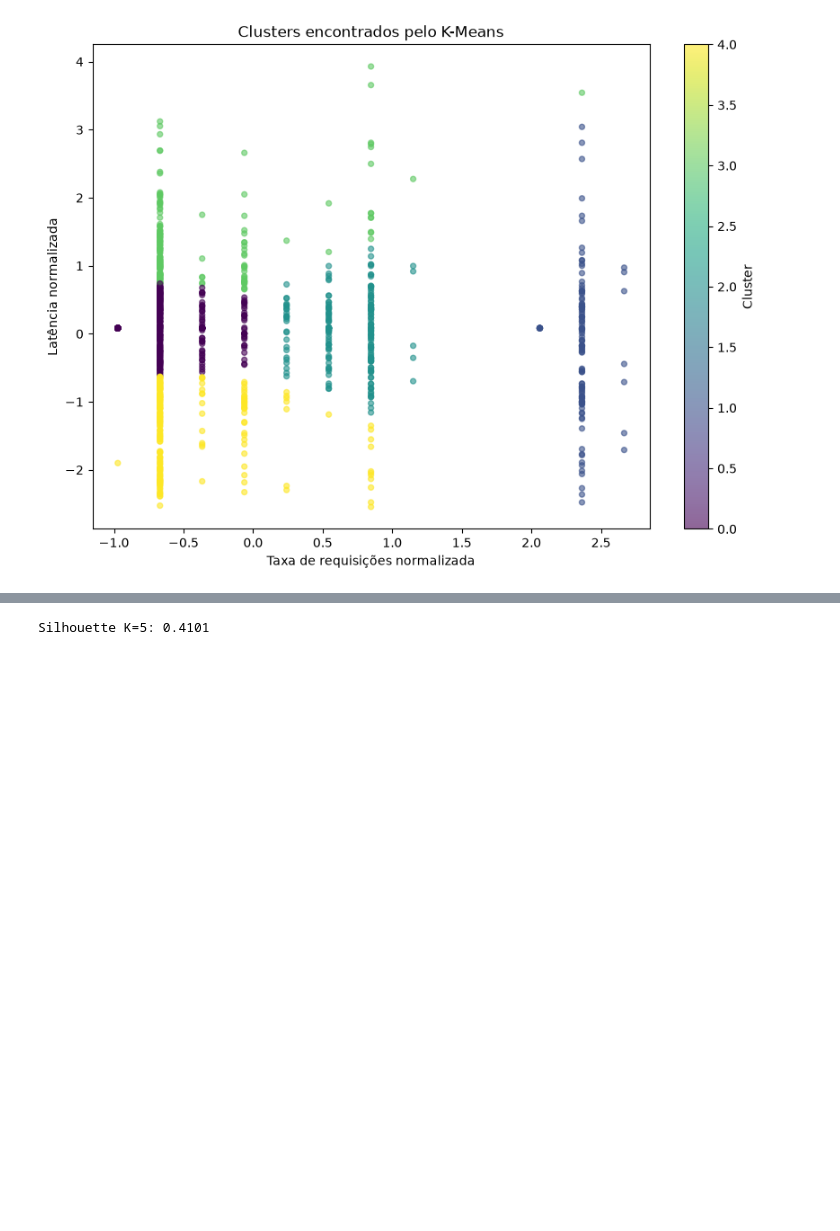
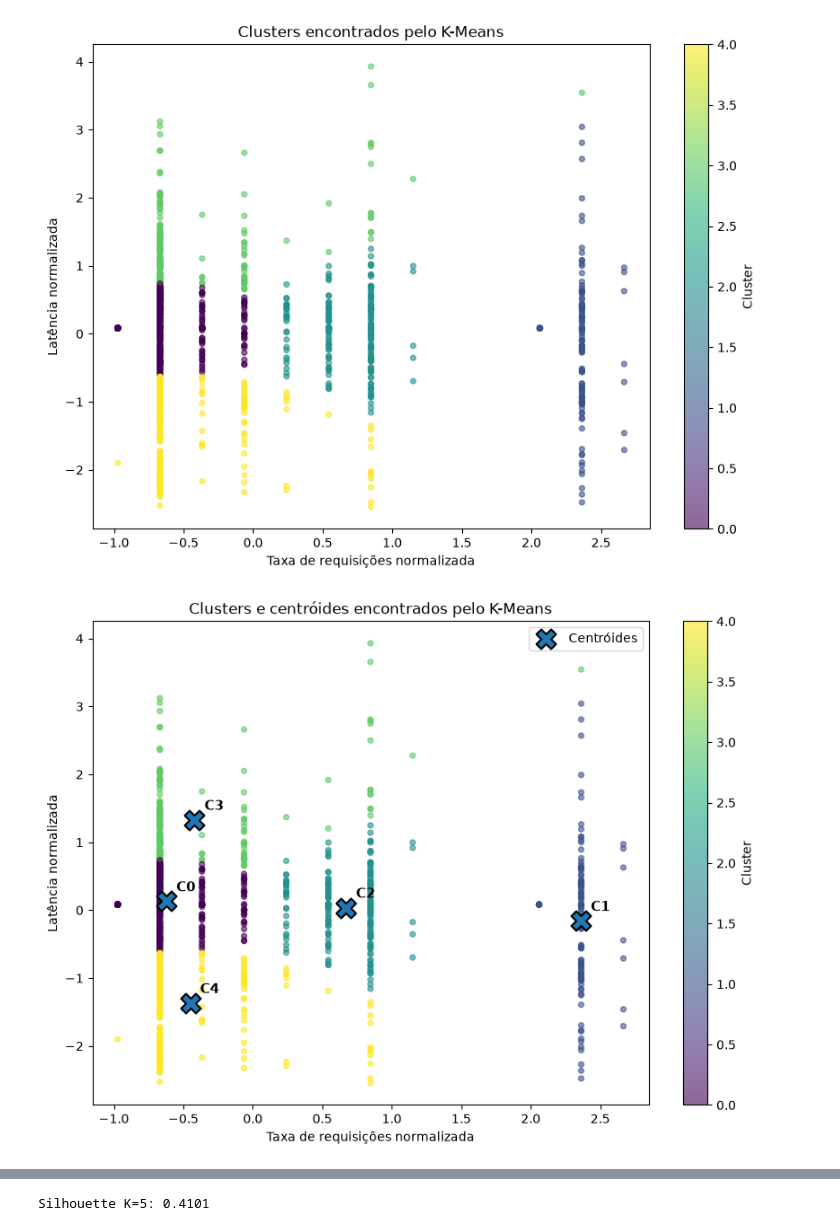
Before and after one commit to VictorTazoi/ClusterGuard-SCADA, a Jupyter notebook: notebooks/09_kmeans_clusters.ipynb, the cells around one changed output, grey strips where cells are left out. Saved outputs shown, nothing was run; the diff lists cells and outputs as text; code cells hidden in the pictures; blank space fills up the shorter version.

```diff
--- a/notebooks/09_kmeans_clusters.ipynb
+++ b/notebooks/09_kmeans_clusters.ipynb
@@ -436,3 +436,62 @@ plt.colorbar(
 plt.show()
 # %% [output]
 [figure]
+# %%
+import matplotlib.pyplot as plt
+fig, ax = plt.subplots(
+    figsize=(10, 7)
+)
+
+scatter = ax.scatter(
+    X_treino_standard["taxa_requisicoes"],
+    X_treino_standard["latencia_ms"],
+    c=clusters_treino,
+    alpha=0.6,
+    s=18
+)
+
+centroides = kmeans.cluster_centers_
+
+ax.scatter(
+    centroides[:, 0],
+    centroides[:, 1],
+    marker="X",
+    s=250,
+    edgecolors="black",
+    linewidths=1.5,
+    label="Centróides"
+)
+
+for i, centroide in enumerate(centroides):
+    ax.annotate(
+        f"C{i}",
+        (centroide[0], centroide[1]),
+        xytext=(8, 8),
+        textcoords="offset points",
+        fontsize=11,
+        fontweight="bold"
+    )
+
+ax.set_xlabel(
+    "Taxa de requisições normalizada"
+)
+
+ax.set_ylabel(
+    "Latência normalizada"
+)
+
+ax.set_title(
+    "Clusters e centróides encontrados pelo K-Means"
+)
+
+plt.colorbar(
+    scatter,
+    ax=ax,
+    label="Cluster"
+)
+
+ax.legend()
+
+plt.show()
+# %% [output]
+[figure, added]
```
Also changed, not shown: parts of 4 cells of this notebook.
